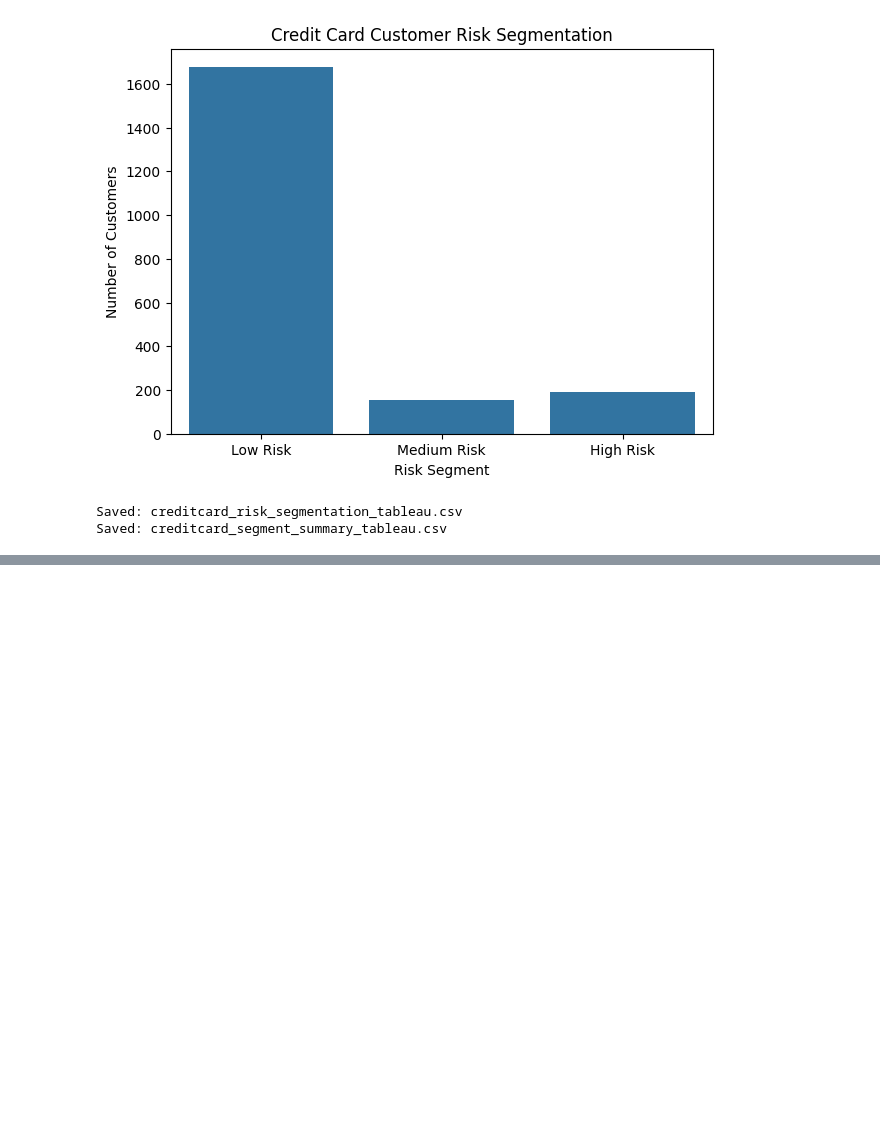
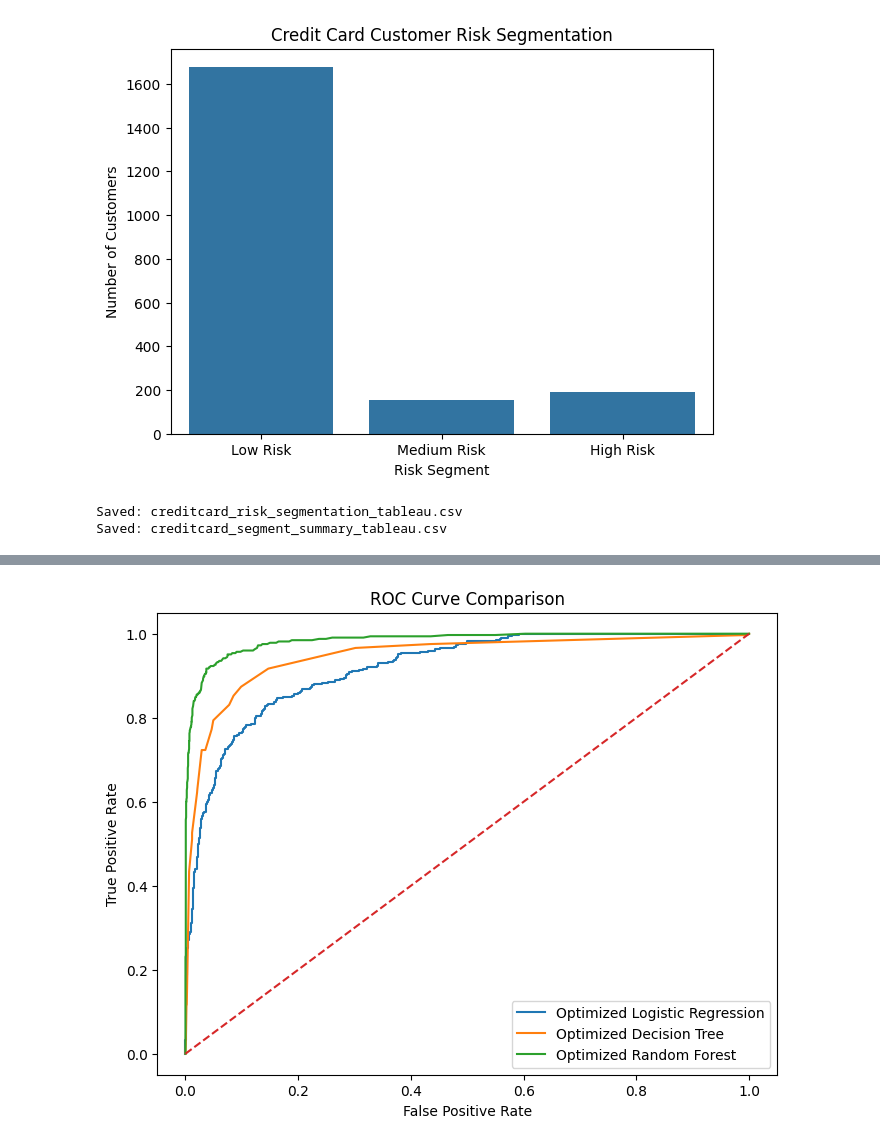
Before and after one commit to SadikshyaShres/Marketing-Capstone-Project, a Jupyter notebook: Credit_Card.ipynb, the cells around one changed output, grey strips where cells are left out. Saved outputs shown, nothing was run; the diff lists cells and outputs as text; code cells hidden in the pictures; blank space fills up the shorter version.

```diff
--- a/Credit_Card.ipynb
+++ b/Credit_Card.ipynb
@@ -722,0 +794,28 @@ result.to_csv("creditcard_model_perfomance.csv", index=False)
+# %%
+#Random Forest Tuning
+
+rf_param_grid = {
+    "n_estimators": [100, 200, 300],
+    "max_depth": [5, 10, None],
+    "min_samples_split": [2, 5, 10],
+    "min_samples_leaf": [1, 2, 4]
+}
+
+rf_grid = GridSearchCV(
+    estimator=RandomForestClassifier(random_state=42),
+    param_grid=rf_param_grid,
+    cv=5,
+    scoring="roc_auc",
+    n_jobs=-1
+)
+
+rf_grid.fit(X_train, y_train)
+
+best_rf_model = rf_grid.best_estimator_
+
+print("Best Random Forest Parameters:")
+print(rf_grid.best_params_)
+
+# Predictions
+best_pred_rf = best_rf_model.predict(X_test)
+best_prob_rf = best_rf_model.predict_proba(X_test)[:, 1]
@@ -722,0 +869,19 @@ result.to_csv("creditcard_model_perfomance.csv", index=False)
+# %%
+#ROC curve comparsion
+
+fpr_lr, tpr_lr, _ = roc_curve(y_test, best_prob_lr)
+fpr_dt, tpr_dt, _ = roc_curve(y_test, best_prob_dt)
+fpr_rf, tpr_rf, _ = roc_curve(y_test, best_prob_rf)
+
+plt.figure(figsize=(8,6))
+plt.plot(fpr_lr, tpr_lr, label="Optimized Logistic Regression")
+plt.plot(fpr_dt, tpr_dt, label="Optimized Decision Tree")
+plt.plot(fpr_rf, tpr_rf, label="Optimized Random Forest")
+plt.plot([0, 1], [0, 1], linestyle="--")
+plt.title("ROC Curve Comparison")
+plt.xlabel("False Positive Rate")
+plt.ylabel("True Positive Rate")
+plt.legend()
+plt.show()
+# %% [output]
+[figure, added]
```
Also changed, not shown: parts of 10 cells of this notebook.
